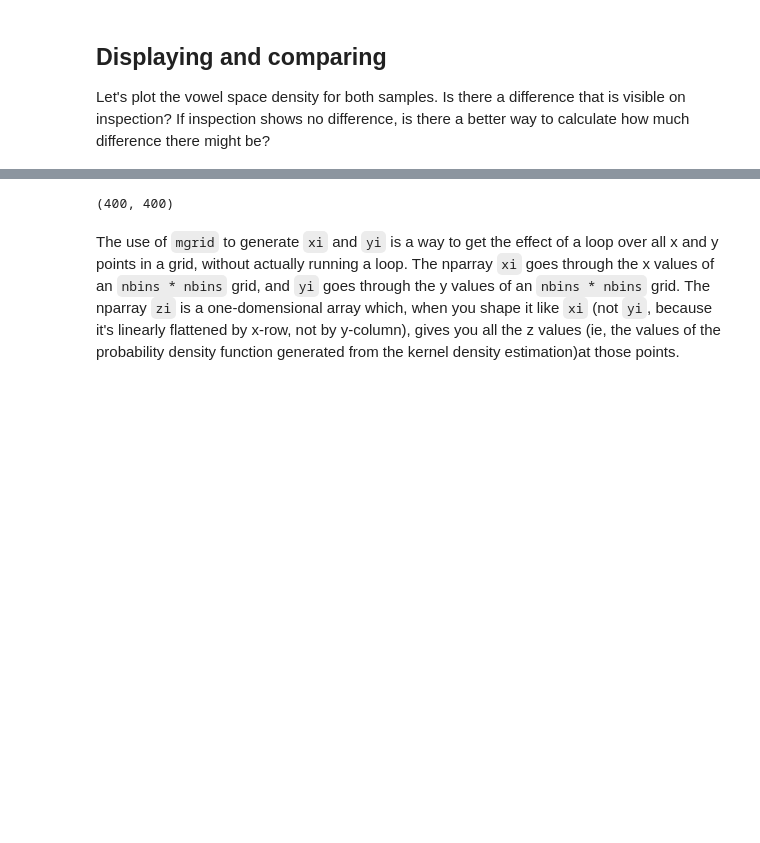
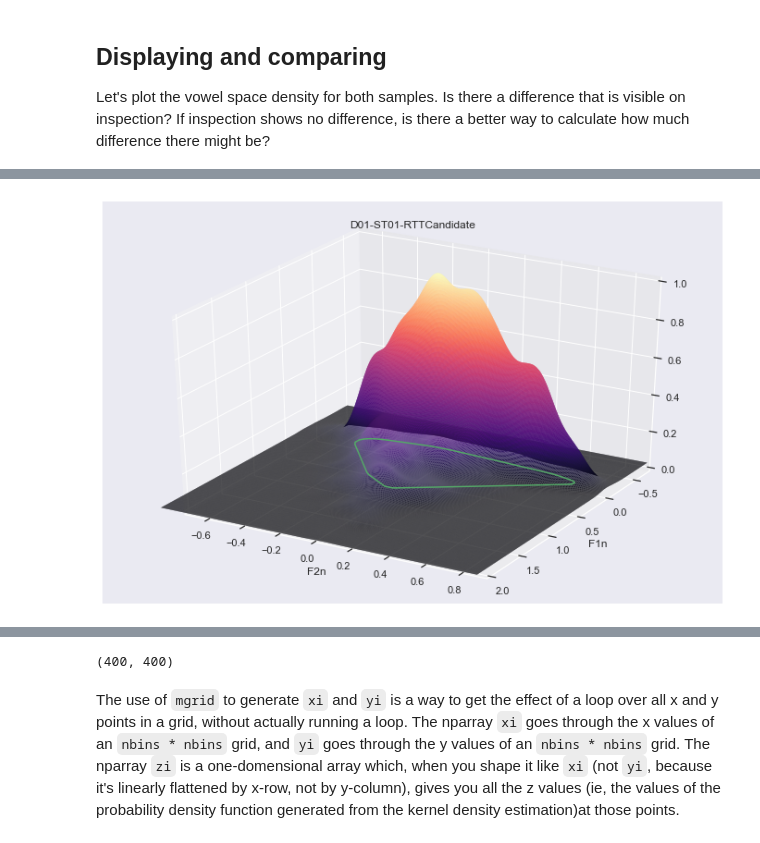
Before and after one commit to euangeleo/vsd-verify, a Jupyter notebook: Q1 - Same speaker different story/Q1 same speaker different story.ipynb, the cells around one changed output, grey strips where cells are left out. Cells and saved outputs as stored; diff of their text form; code cells hidden in the pictures; blank space fills up the shorter version.

```diff
--- a/Q1 - Same speaker different story/Q1 same speaker different story.ipynb
+++ b/Q1 - Same speaker different story/Q1 same speaker different story.ipynb
@@ -149,0 +265,4 @@ plt.show()
+# %%
+plot_vsd(formants1["F1n"], formants1["F2n"], file1_title, True, 0.2, True, False)
+# %% [output]
+[figure, added]
```
Also changed, not shown: parts of 25 cells of this notebook.
